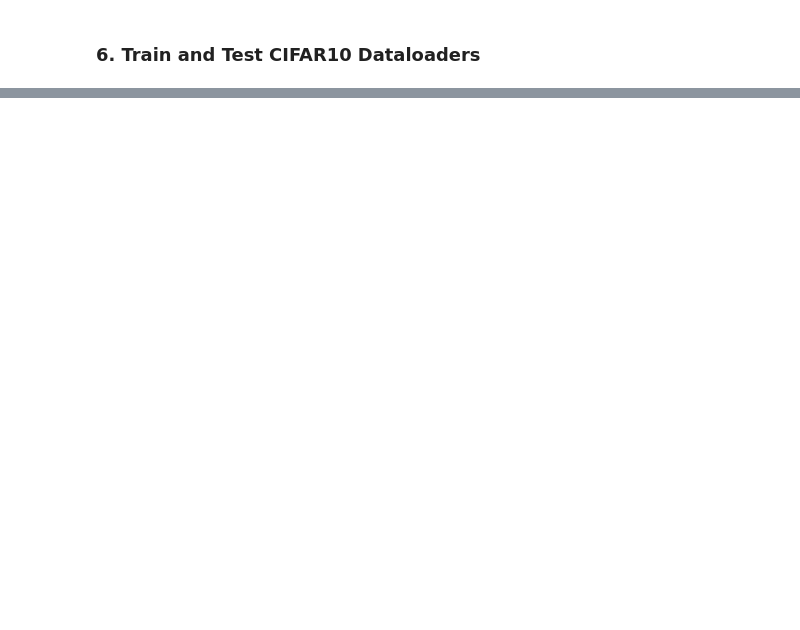
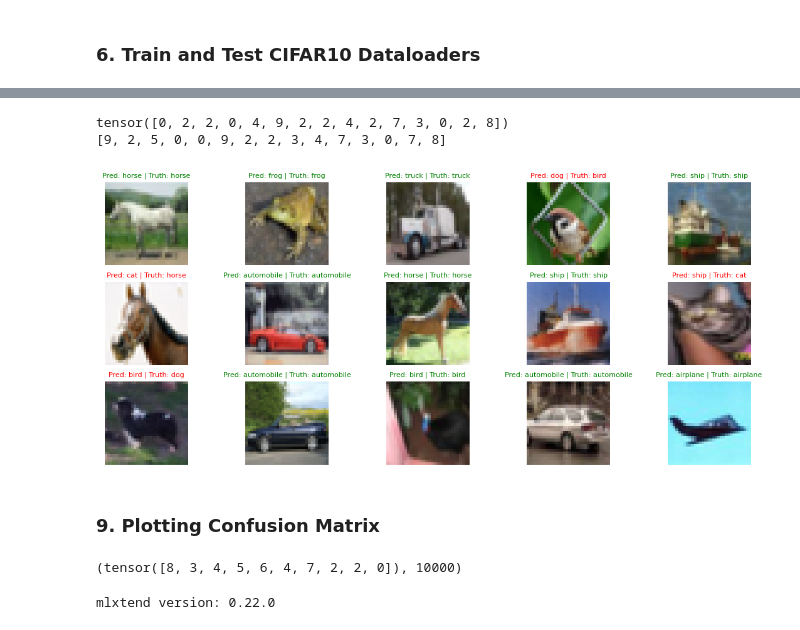
Before and after one commit to LuluW8071/Data-Science, a Jupyter notebook: Pytorch/03_PyTorch_Computer_Vision/03_PyTorch_Computer_Vision_Exercises.ipynb, the cells around one changed output, grey strips where cells are left out. Drawn from its saved outputs; the diff is of its cells as text; code cells hidden in the pictures; blank space fills up the shorter version.

```diff
--- a/Pytorch/03_PyTorch_Computer_Vision/03_PyTorch_Computer_Vision_Exercises.ipynb
+++ b/Pytorch/03_PyTorch_Computer_Vision/03_PyTorch_Computer_Vision_Exercises.ipynb
@@ -276,0 +362,75 @@ UnboundLocalError: local variable 'train_acc' referenced before assignment
+# %%
+import random
+# random.seed(42)
+
+test_samples = []
+test_labels = []
+
+for sample, label in random.sample(list(test_data), k = 15):
+  test_samples.append(sample)
+  test_labels.append(label)
+# %%
+# Make Predictions
+pred_probs = make_predictions(model,
+                              test_samples,
+                              device)
+
+# Convert prediction proabbilities to labels
+pred_classes = pred_probs.argmax(dim=1)
+print(pred_classes, test_labels, sep = '\n')
+# %% [output]
+tensor([0, 2, 2, 0, 4, 9, 2, 2, 4, 2, 7, 3, 0, 2, 8])
+[9, 2, 5, 0, 0, 9, 2, 2, 3, 4, 7, 3, 0, 7, 8]
+# %%
+# Plot predictions
+plt.figure(figsize = (14, 10))
+nrows, ncols = 5, 5
+for i, sample in enumerate(test_samples):
+  plt.subplot(nrows, ncols, i+1)
+  plt.imshow(np.transpose(sample, (1, 2, 0)))
+
+  pred_label = class_name[pred_classes[i]]
+  truth_label = class_name[test_labels[i]]
+  title_text = f"Pred: {pred_label} | Truth: {truth_label}"
+
+  # Check equality between pred and truth and change color of title
+  if pred_label == truth_label:
+    plt.title(title_text, fontsize = 8, c="g")
+  else:
+    plt.title(title_text, fontsize = 8, c="r")
+
+  plt.axis(False);
+# %% [output]
+[figure, added]
+# %% [markdown]
+### 9. Plotting Confusion Matrix
+# %%
+from tqdm.auto import tqdm
+
+# Make prediciton with trained model
+y_preds = []
+model.eval()
+with torch.inference_mode():
+  for X, y in tqdm(test_dataloader,
+                   desc = "Making predictions...\t"):
+    X, y = X.to(device), y.to(device)
+    y_logits = model(X)
+    y_pred = torch.softmax(y_logits.squeeze(), dim = 0).argmax(dim = 1 )
+    y_preds.append(y_pred.cpu())
+
+# Concatenate list of predictions into a tensor
+y_pred_tensor = torch.cat(y_preds)
+y_pred_tensor[:10], len(y_pred_tensor)
+# %% [output]
+(tensor([8, 3, 4, 5, 6, 4, 7, 2, 2, 0]), 10000)
+# %%
+try:
+    import torchmetrics, mlxtend
+    print(f"mlxtend version: {mlxtend.__version__}")
+    assert int(mlxtend.__version__.split(".")[1]) >= 19, "mlxtend verison should be 0.19.0 or higher"
+except:
+    !pip install -q torchmetrics -U mlxtend # <- Note: If you're using Google Colab, this may require restarting the runtime
+    import torchmetrics, mlxtend
+    print(f"mlxtend version: {mlxtend.__version__}")
+# %% [output]
+mlxtend version: 0.22.0
```
Also changed, not shown: parts of 16 cells of this notebook.
